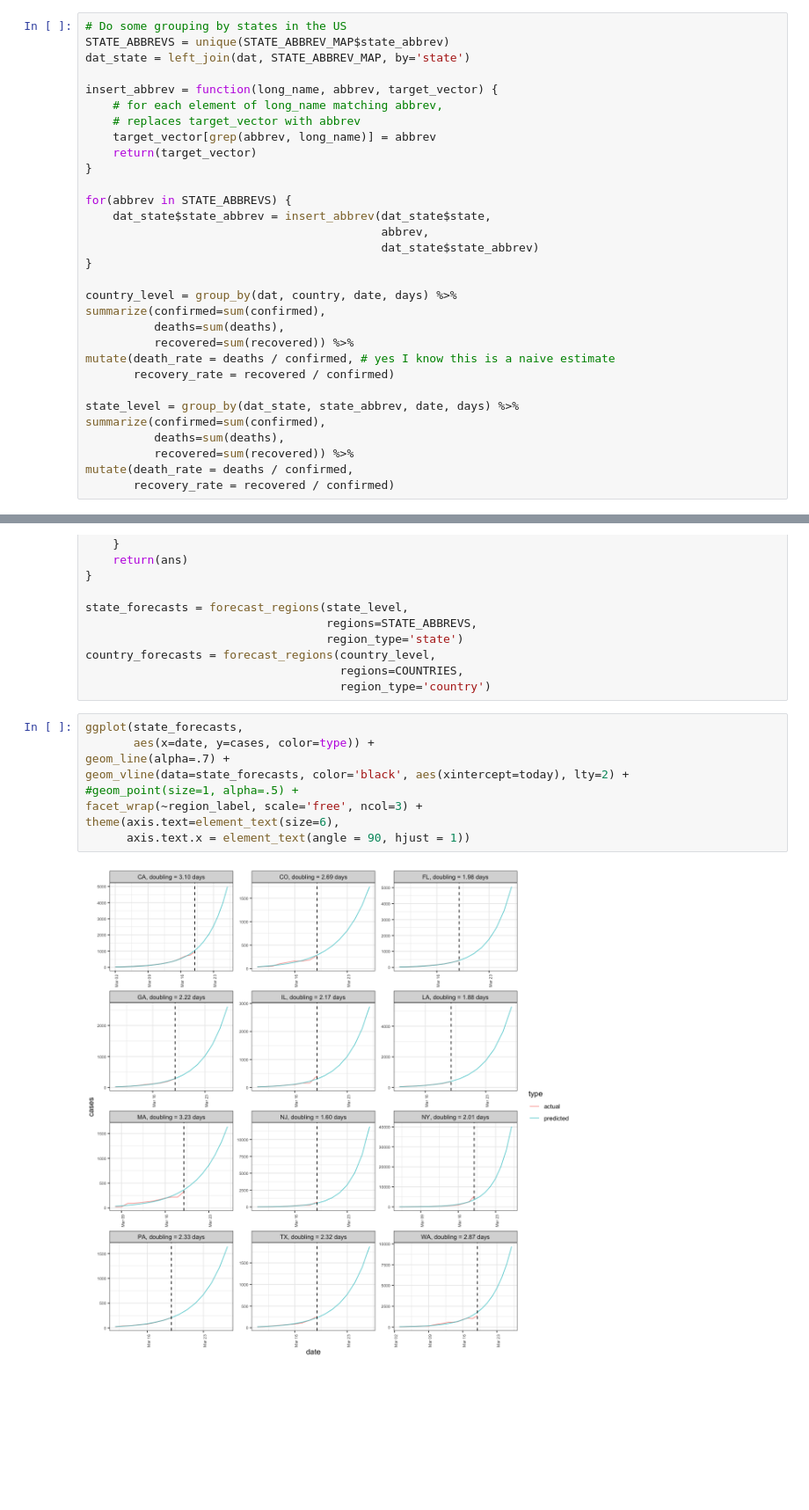
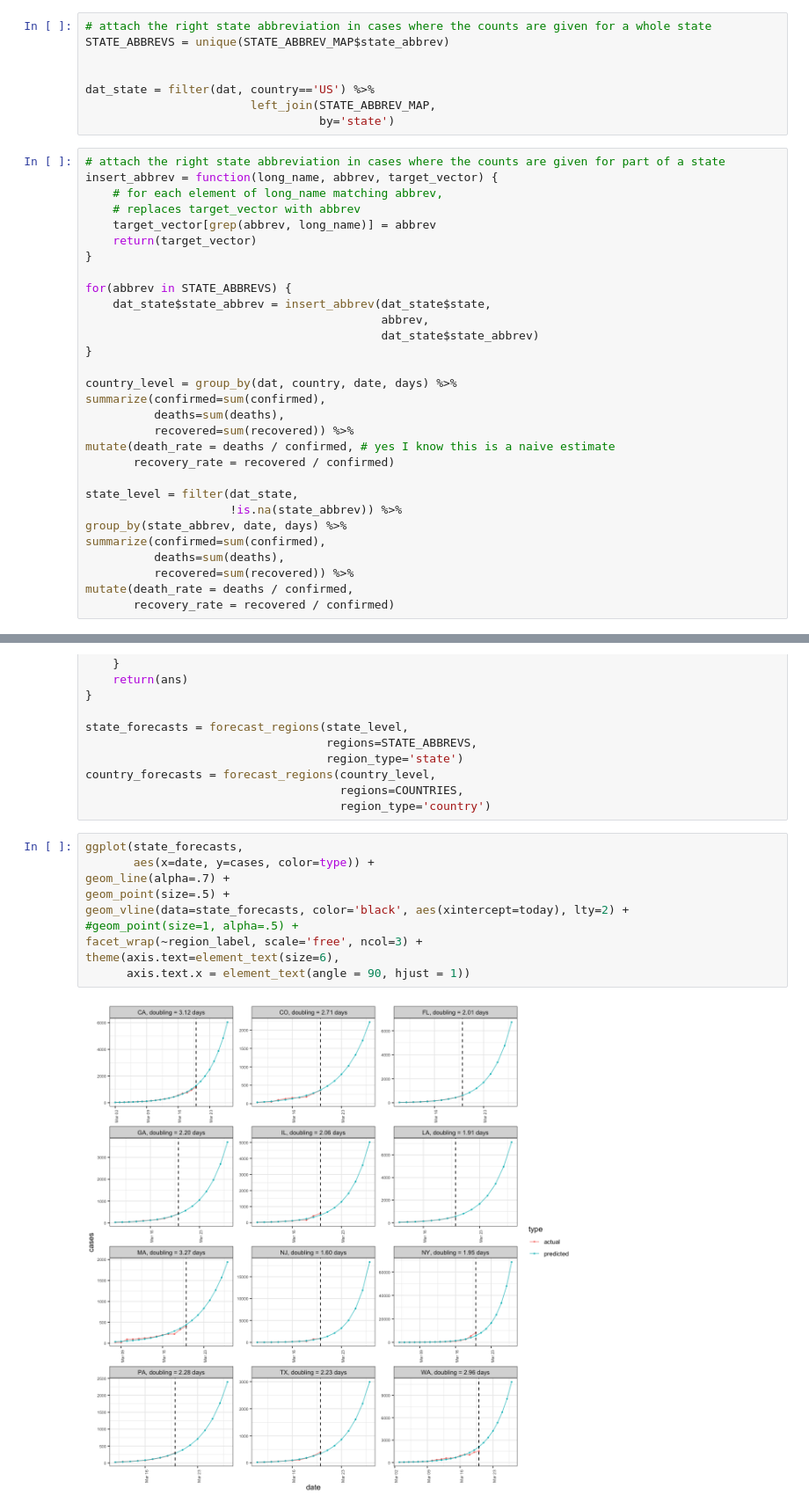
Before and after one commit to mhochster/covid, a Jupyter notebook: covid19.ipynb, the cells around one changed output, grey strips where cells are left out. Shown at 88% size. Cells and saved outputs as stored; diff of their text form; blank space fills up the shorter version.

```diff
--- a/covid19.ipynb
+++ b/covid19.ipynb
@@ -68,11 +68,16 @@ names(STATE_ABBREV_MAP) = c('state', 'state_abbrev')
 STATE_ABBREV_MAP = mutate(STATE_ABBREV_MAP,
                           state=as.character(state),
                           state_abbrev=as.character(state_abbrev))
+# %%
+# attach the right state abbreviation in cases where the counts are given for a whole state
+STATE_ABBREVS = unique(STATE_ABBREV_MAP$state_abbrev)
+
+
+dat_state = filter(dat, country=='US') %>%
+                        left_join(STATE_ABBREV_MAP,
+                                  by='state')
 # %%
-# Do some grouping by states in the US
-STATE_ABBREVS = unique(STATE_ABBREV_MAP$state_abbrev)
-dat_state = left_join(dat, STATE_ABBREV_MAP, by='state')
-
+# attach the right state abbreviation in cases where the counts are given for part of a state
 insert_abbrev = function(long_name, abbrev, target_vector) {
     # for each element of long_name matching abbrev,
     # replaces target_vector with abbrev
@@ -93,7 +98,9 @@ summarize(confirmed=sum(confirmed),
 mutate(death_rate = deaths / confirmed, # yes I know this is a naive estimate
        recovery_rate = recovered / confirmed)
 
-state_level = group_by(dat_state, state_abbrev, date, days) %>%
+state_level = filter(dat_state,
+                     !is.na(state_abbrev)) %>%
+group_by(state_abbrev, date, days) %>%
 summarize(confirmed=sum(confirmed),
           deaths=sum(deaths),
           recovered=sum(recovered)) %>%
@@ -206,14 +213,15 @@ country_forecasts = forecast_regions(country_level,
 # %%
 ggplot(state_forecasts,
        aes(x=date, y=cases, color=type)) +
 geom_line(alpha=.7) +
+geom_point(size=.5) +
 geom_vline(data=state_forecasts, color='black', aes(xintercept=today), lty=2) +
 #geom_point(size=1, alpha=.5) +
 facet_wrap(~region_label, scale='free', ncol=3) +
 theme(axis.text=element_text(size=6),
       axis.text.x = element_text(angle = 90, hjust = 1))
 # %% [output]
-[figure, old version]
+[figure, new version]
 # %%
 ggplot(country_forecasts,
        aes(x=date, y=cases, color=type)) +
```
Also changed, not shown: parts of 3 cells of this notebook.
